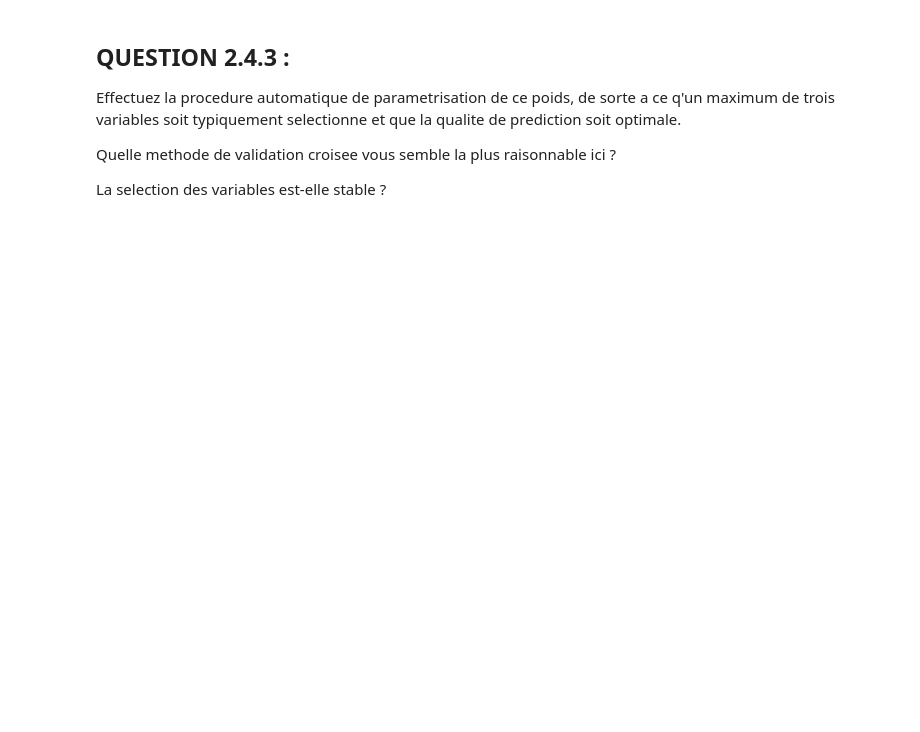
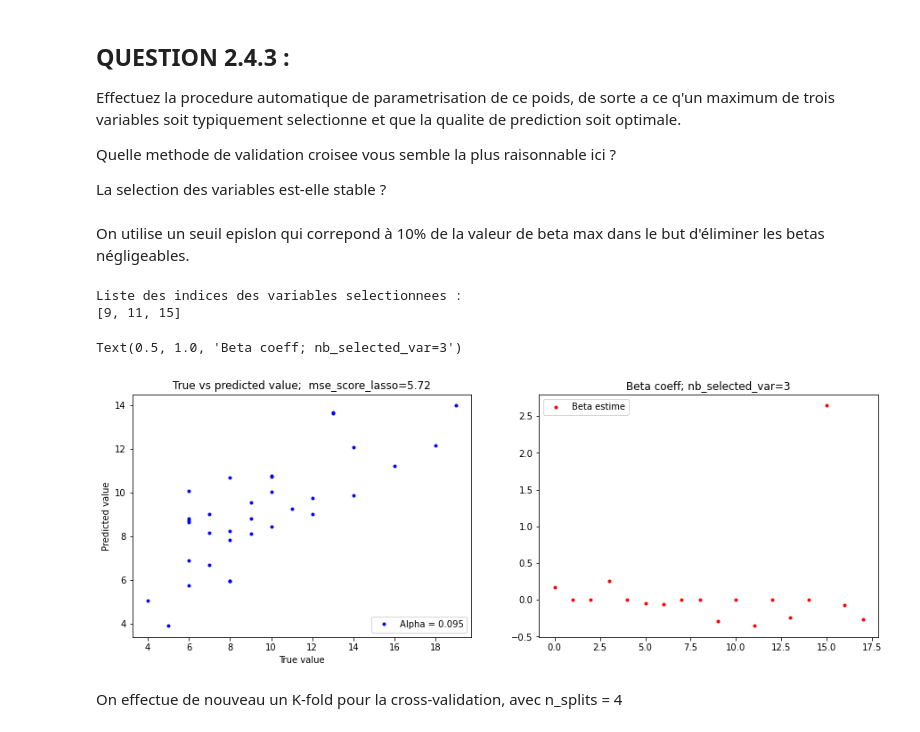
Before and after one commit to LudovicSterlin/ssd-aml-modele-lineaire, a Jupyter notebook: TPnote_ModeleLineaire/Examen_ModeleLineaire_2020.ipynb, the cells around one changed output. Cells and saved outputs as stored; diff of their text form; code cells hidden in the pictures; blank space fills up the shorter version.

```diff
--- a/TPnote_ModeleLineaire/Examen_ModeleLineaire_2020.ipynb
+++ b/TPnote_ModeleLineaire/Examen_ModeleLineaire_2020.ipynb
@@ -404,3 +420,61 @@ Effectuez la procedure automatique de parametrisation de ce poids, de sorte a ce
 Quelle methode de validation croisee vous semble la plus raisonnable ici ?
 
 La selection des variables est-elle stable ?
+# %% [markdown]
+On utilise un seuil epislon qui correpond à 10% de la valeur de beta max dans le but d'éliminer les betas négligeables.
+# %%
+# METHODE INCREMENTALE du alpha jusqu'a ce qu'il ne reste plus que beta non nuls
+
+step_alpha = 0.001
+alpha_init = 0.01 #d'apres les dernieres simulations aléatoires
+
+nb_selected_var = 18
+alpha = alpha_init
+
+while nb_selected_var > 3:
+
+    alpha += step_alpha
+    lasso_regressor = Lasso(alpha=alpha)
+    lasso_regressor.fit(X_train, y_train)
+
+    y_pred_lasso = lasso_regressor.predict(X_test)
+    mse_score_lasso = mean_squared_error(y_test, y_pred_lasso)
+    mse_score_lasso = round(mse_score_lasso, 2)
+
+    betas = lasso_regressor.coef_
+    nb_selected_var_temp = 0
+
+    # Determination du seuil à partir duquel on élimine les variables (1/100 du max des betas par exemple)
+    beta_max = max(betas)
+    epsilon = 10/100
+
+    for i in range(len(betas)):
+        if np.abs(betas[i])/beta_max > epsilon:
+            nb_selected_var_temp += 1
+
+    nb_selected_var = nb_selected_var_temp
+
+betas_selected = [np.abs(beta)/beta_max >= epsilon for beta in betas]
+var_selected = [i for i in range(len(betas_selected)) if betas_selected[i] ]
+print("Liste des indices des variables selectionnees :")
+print(var_selected)
+
+alpha_opti = alpha
+
+fig, axs = plt.subplots(1, 2, figsize=(15, 5))
+axs[0].plot(y_test, y_pred_lasso, 'b.')
+axs[0].set_xlabel('True value')
+axs[0].set_ylabel('Predicted value')
+axs[0].set_title(f"True vs predicted value;  {mse_score_lasso=}")
+axs[0].legend(['Alpha = ' + str(round(alpha, 4))], loc = 'lower right')
+
+axs[1].plot(betas, 'r.')
+axs[1].legend(['Beta estime'], loc='upper left')
+axs[1].set_title(f"Beta coeff; {nb_selected_var=}")
+# %% [output]
+Liste des indices des variables selectionnees :
+[9, 11, 15]
+Text(0.5, 1.0, 'Beta coeff; nb_selected_var=3')
+[figure, added]
+# %% [markdown]
+On effectue de nouveau un K-fold pour la cross-validation, avec n_splits = 4
```
Also changed, not shown: parts of 8 cells of this notebook.
